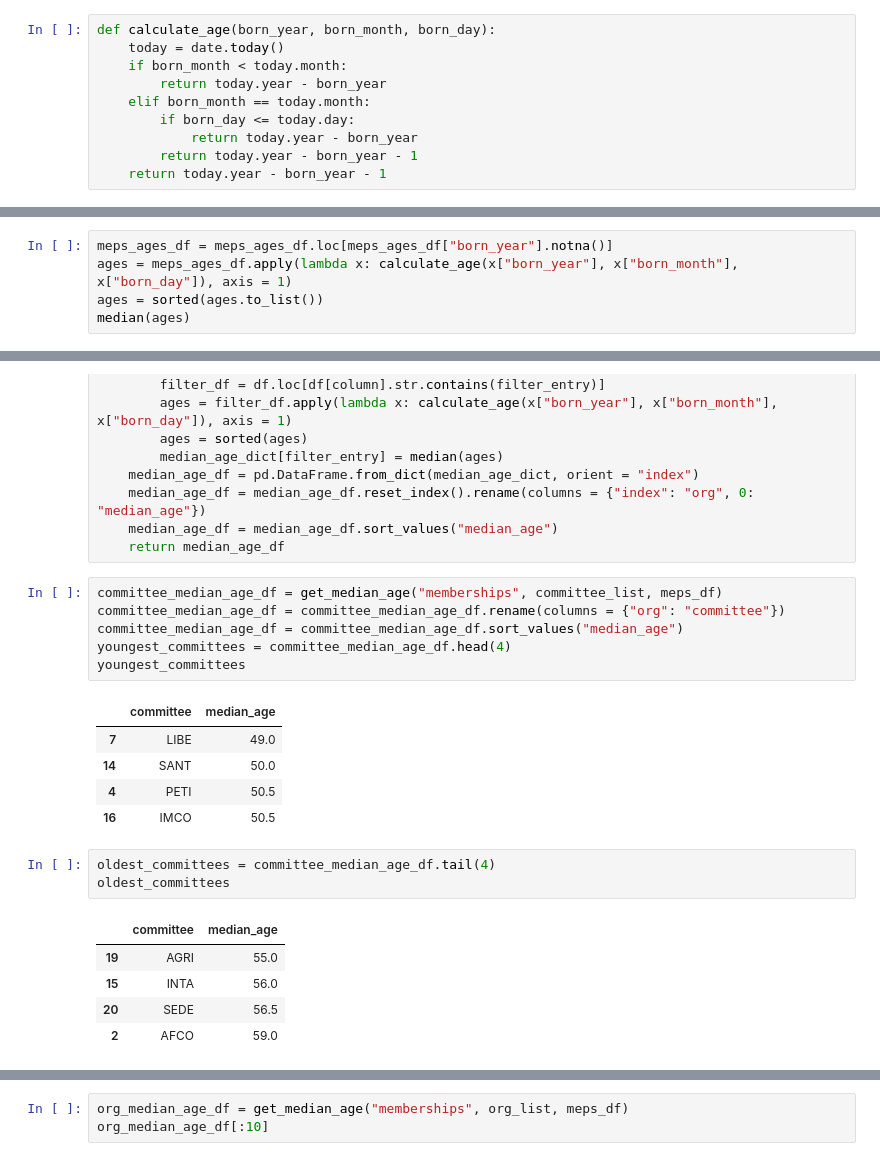
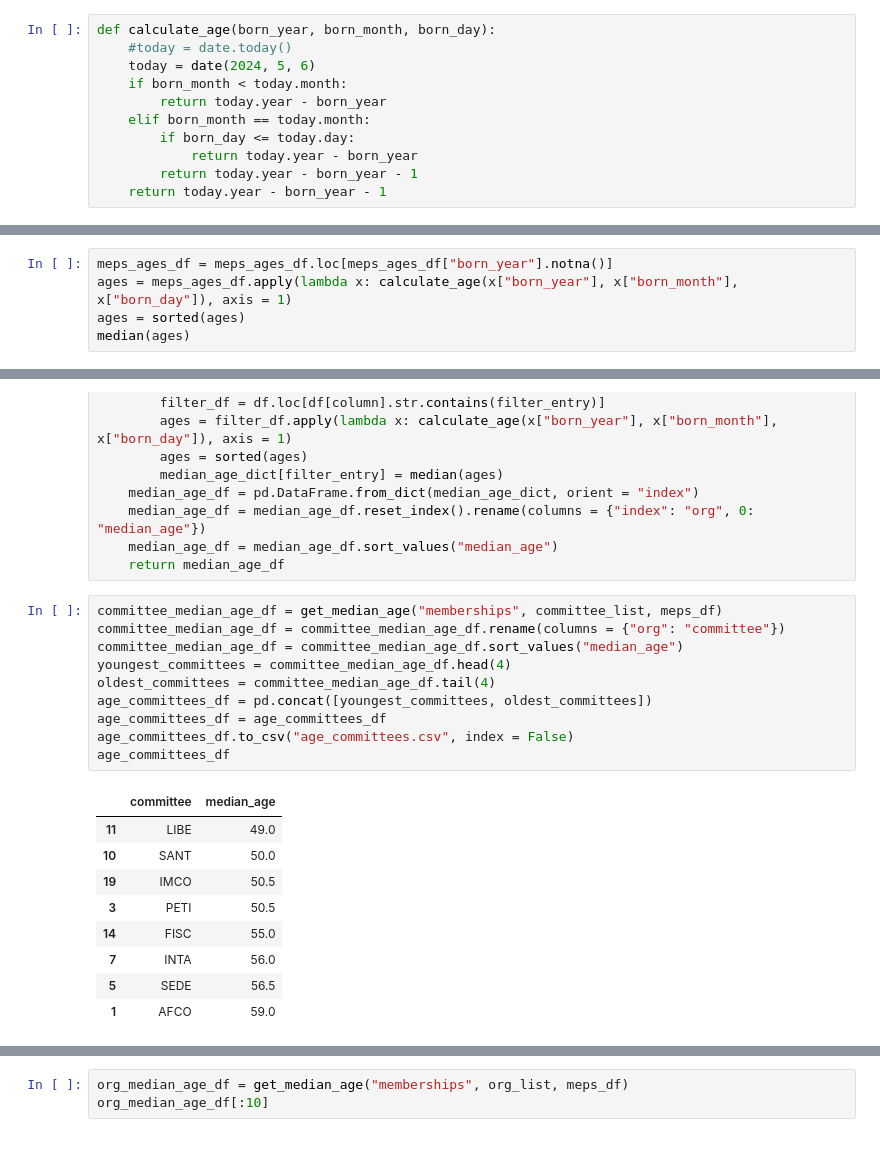
Before and after one commit to SWRdata/p081_euparlament_divers, a Jupyter notebook: analysis/analyse.ipynb, the cells around one changed output, grey strips where cells are left out. Cells and saved outputs as stored; diff of their text form.

```diff
--- a/analysis/analyse.ipynb
+++ b/analysis/analyse.ipynb
@@ -652,6 +656,7 @@ len(meps_df.loc[meps_df["born_year"].notna()].index)
 # %%
 def calculate_age(born_year, born_month, born_day):
-    today = date.today()
+    #today = date.today()
+    today = date(2024, 5, 6)
     if born_month < today.month:
         return today.year - born_year
     elif born_month == today.month:
@@ -728,7 +734,7 @@ What's the Parliament's median age?
 # %%
 meps_ages_df = meps_ages_df.loc[meps_ages_df["born_year"].notna()]
 ages = meps_ages_df.apply(lambda x: calculate_age(x["born_year"], x["born_month"], x["born_day"]), axis = 1)
-ages = sorted(ages.to_list())
+ages = sorted(ages)
 median(ages)
 # %% [output]
 54.0
@@ -752,21 +758,20 @@ def get_median_age(column, filter_list, meps_df):
 # %%
 committee_median_age_df = get_median_age("memberships", committee_list, meps_df)
 committee_median_age_df = committee_median_age_df.rename(columns = {"org": "committee"})
 committee_median_age_df = committee_median_age_df.sort_values("median_age")
 youngest_committees = committee_median_age_df.head(4)
-youngest_committees
+oldest_committees = committee_median_age_df.tail(4)
+age_committees_df = pd.concat([youngest_committees, oldest_committees])
+age_committees_df = age_committees_df
+age_committees_df.to_csv("age_committees.csv", index = False)
+age_committees_df
 # %% [output]
 |  | committee | median_age |
-| 7 | LIBE | 49.0 |
-| 14 | SANT | 50.0 |
-| 4 | PETI | 50.5 |
-| 16 | IMCO | 50.5 |
+| 11 | LIBE | 49.0 |
+| 10 | SANT | 50.0 |
+| 19 | IMCO | 50.5 |
+| 3 | PETI | 50.5 |
+| 14 | FISC | 55.0 |
+| 7 | INTA | 56.0 |
+| 5 | SEDE | 56.5 |
+| 1 | AFCO | 59.0 |
-# %%
-oldest_committees = committee_median_age_df.tail(4)
-oldest_committees
-# %% [output]
-|  | committee | median_age |
-| 19 | AGRI | 55.0 |
-| 15 | INTA | 56.0 |
-| 20 | SEDE | 56.5 |
-| 2 | AFCO | 59.0 |
```
Also changed, not shown: parts of 18 cells of this notebook.
